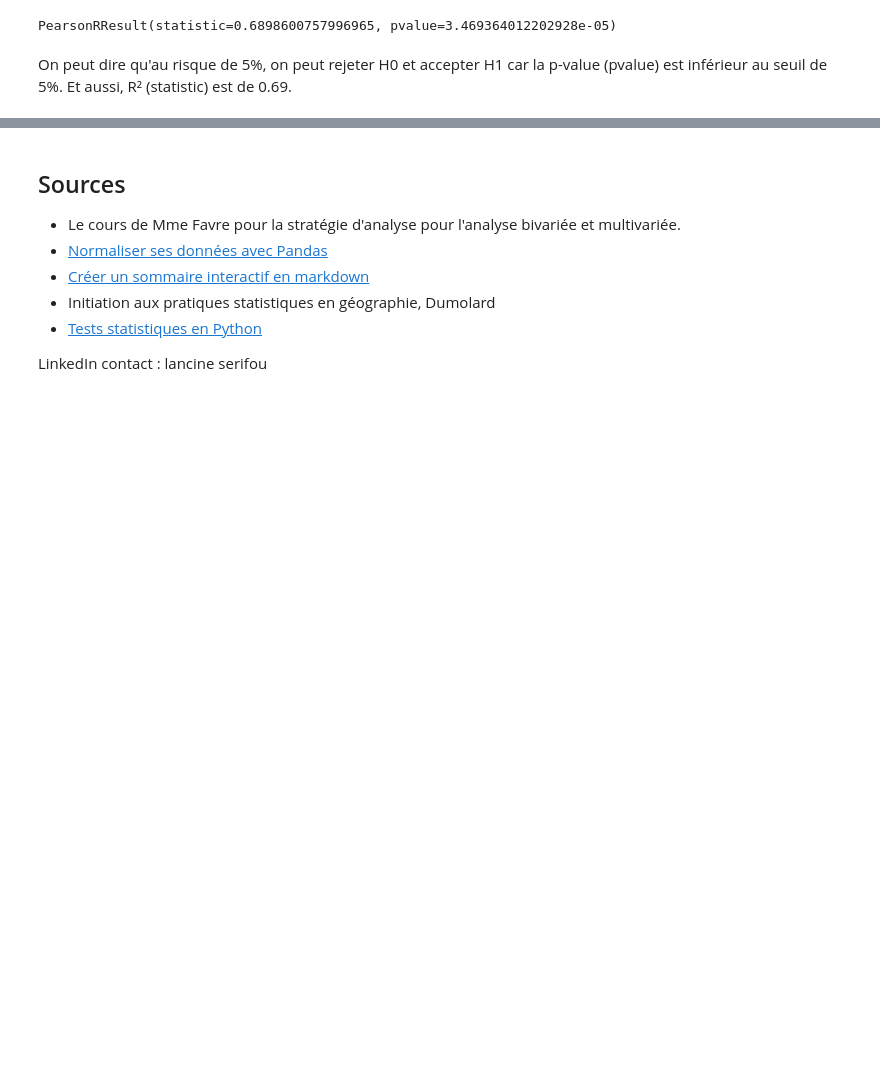
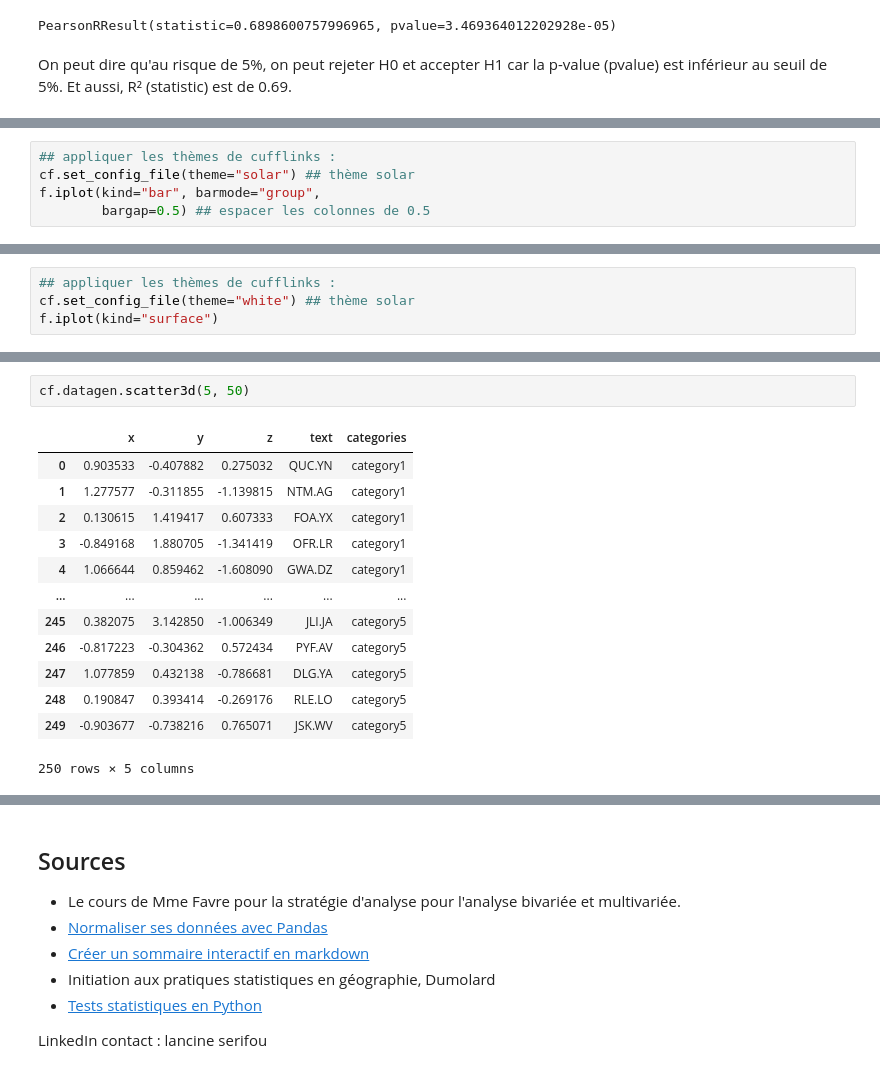
Before and after one commit to wilfrid03/STATISTIQUES_PYTHON, a Jupyter notebook: analyses_statistiques_attributaire.ipynb, the cells around one changed output, grey strips where cells are left out. Drawn from its saved outputs; the diff is of its cells as text; blank space fills up the shorter version.

```diff
--- a/analyses_statistiques_attributaire.ipynb
+++ b/analyses_statistiques_attributaire.ipynb
@@ -242,0 +389,5 @@ On peut dire qu'au risque de 5%, on peut rejeter H0 et accepter H1 car la p-valu
+# %%
+## appliquer les thèmes de cufflinks :
+cf.set_config_file(theme="solar") ## thème solar
+f.iplot(kind="bar", barmode="group",
+        bargap=0.5) ## espacer les colonnes de 0.5
@@ -242,0 +396,4 @@ On peut dire qu'au risque de 5%, on peut rejeter H0 et accepter H1 car la p-valu
+# %%
+## appliquer les thèmes de cufflinks :
+cf.set_config_file(theme="white") ## thème solar
+f.iplot(kind="surface")
@@ -242,0 +429,16 @@ On peut dire qu'au risque de 5%, on peut rejeter H0 et accepter H1 car la p-valu
+# %%
+cf.datagen.scatter3d(5, 50)
+# %% [output]
+|  | x | y | z | text | categories |
+| 0 | 0.903533 | -0.407882 | 0.275032 | QUC.YN | category1 |
+| 1 | 1.277577 | -0.311855 | -1.139815 | NTM.AG | category1 |
+| 2 | 0.130615 | 1.419417 | 0.607333 | FOA.YX | category1 |
+| 3 | -0.849168 | 1.880705 | -1.341419 | OFR.LR | category1 |
+| 4 | 1.066644 | 0.859462 | -1.608090 | GWA.DZ | category1 |
+| ... | ... | ... | ... | ... | ... |
+| 245 | 0.382075 | 3.142850 | -1.006349 | JLI.JA | category5 |
+| 246 | -0.817223 | -0.304362 | 0.572434 | PYF.AV | category5 |
+| 247 | 1.077859 | 0.432138 | -0.786681 | DLG.YA | category5 |
+| 248 | 0.190847 | 0.393414 | -0.269176 | RLE.LO | category5 |
+| 249 | -0.903677 | -0.738216 | 0.765071 | JSK.WV | category5 |
+250 rows × 5 columns
```
Also changed, not shown: parts of 29 cells of this notebook, 6 other files.
